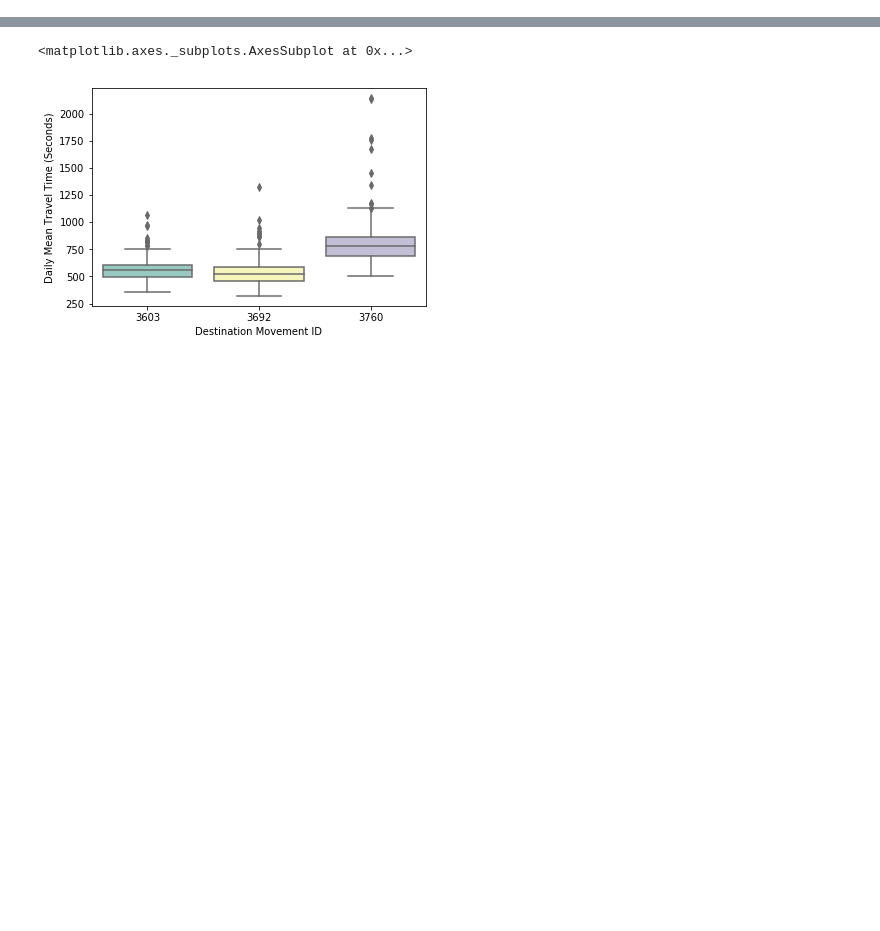
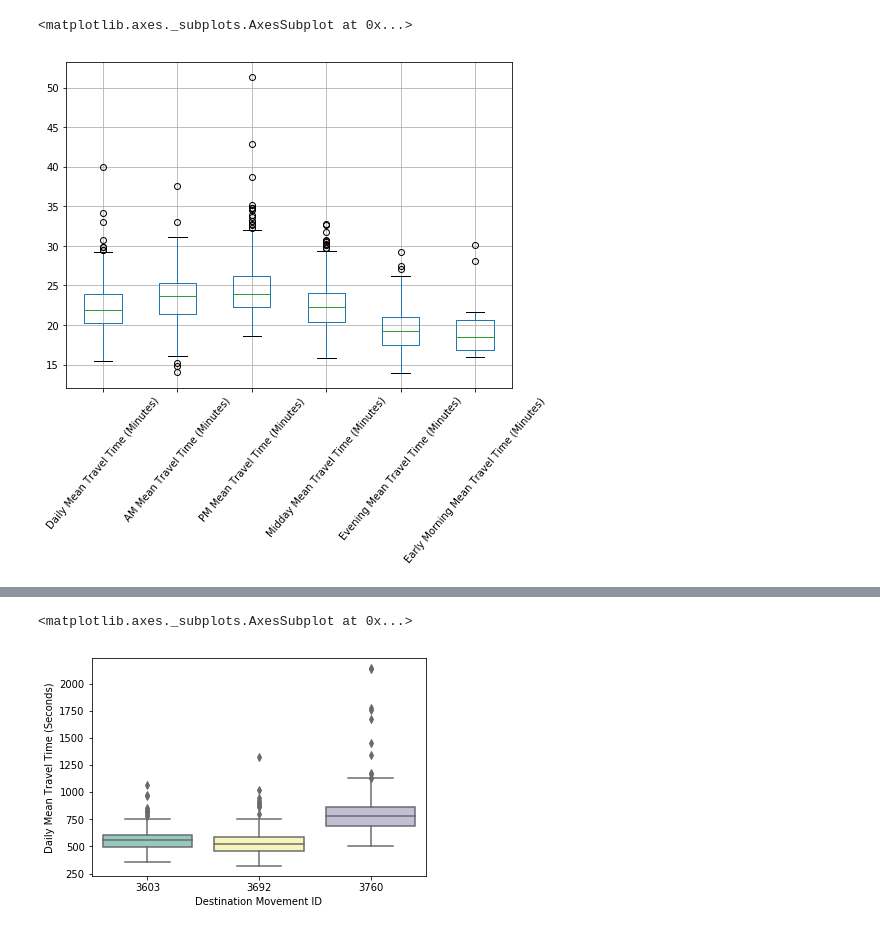
Before and after one commit to annsudhart/DataHacks2020, a Jupyter notebook: Datahacks 2020 Andrea.ipynb, the cells around one changed output, grey strips where cells are left out. Saved outputs shown, nothing was run; the diff lists cells and outputs as text; code cells hidden in the pictures; blank space fills up the shorter version.

Commit message:
Enhanced graphs

```diff
--- a/Datahacks 2020 Andrea.ipynb
+++ b/Datahacks 2020 Andrea.ipynb
@@ -491,0 +105,8 @@ ax
+# %%
+# Add the travel time information in minutes
+bh['Daily Mean Travel Time (Minutes)'] = bh['Daily Mean Travel Time (Seconds)']/60
+bh['AM Mean Travel Time (Minutes)'] = bh['AM Mean Travel Time (Seconds)']/60
+bh['PM Mean Travel Time (Minutes)'] = bh['PM Mean Travel Time (Seconds)']/60
+bh['Midday Mean Travel Time (Minutes)'] = bh['Midday Mean Travel Time (Seconds)']/60
+bh['Evening Mean Travel Time (Minutes)'] = bh['Evening Mean Travel Time (Seconds)']/60
+bh['Early Morning Mean Travel Time (Minutes)'] = bh['Early Morning Mean Travel Time (Seconds)']/60
@@ -491,0 +208,18 @@ ax
+# %%
+def traveltimesperhotspot(df):
+    dfboxplot = df.boxplot(column=['Daily Mean Travel Time (Minutes)',
+       'AM Mean Travel Time (Minutes)',
+       'PM Mean Travel Time (Minutes)',
+       'Midday Mean Travel Time (Minutes)',
+       'Evening Mean Travel Time (Minutes)',
+       'Early Morning Mean Travel Time (Minutes)',
+                                    ],figsize = (8,6),rot=50)
+    return dfboxplot
+# exploring travel times for different hotspots
+# we looked at data for each timeframe
+# %%
+traveltimesperhotspot(bh_hotspots_3396)
+# Observation:  midday has the longest travel time, while the early morning has the shortest by 10 minutes
+# %% [output]
+<matplotlib.axes._subplots.AxesSubplot at 0x...>
+[figure, added]
```
Also changed, not shown: parts of 52 cells of this notebook.
